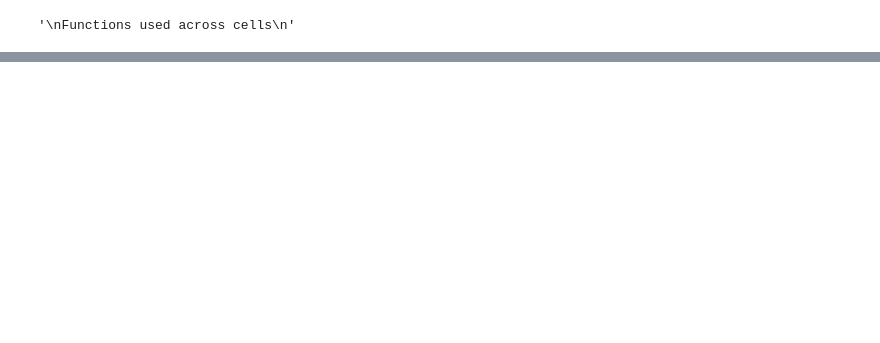
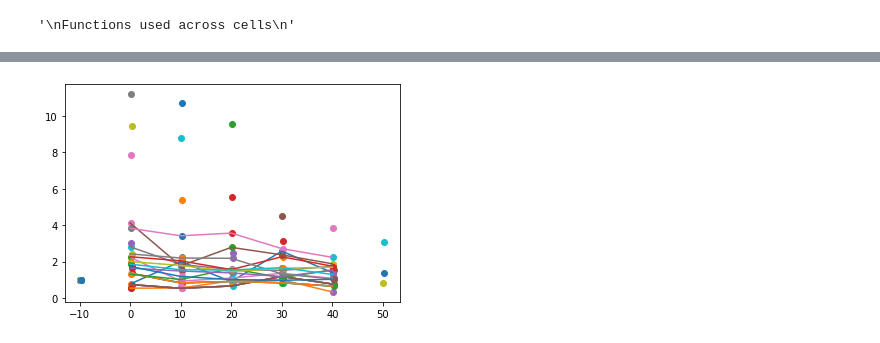
Before and after one commit to anzalks/ep_snippets, a Jupyter notebook: LTP_Cell_to_cell_analytsis_all_patterns.ipynb, the cells around one changed output, grey strips where cells are left out. Drawn from its saved outputs; the diff is of its cells as text; code cells hidden in the pictures; blank space fills up the shorter version.

```diff
--- a/LTP_Cell_to_cell_analytsis_all_patterns.ipynb
+++ b/LTP_Cell_to_cell_analytsis_all_patterns.ipynb
@@ -1222,0 +1684,14 @@ cell /Users/anzalks/Documents/Expt_data/Recordings/CA1_recordings/x_spread_recor
+# %%
+for i in scatter_pre:
+    for t in i:
+        plt.scatter(t[0],t[1])
+for i in scatter_post:
+    for n in i:
+        for w in n:
+            plt.scatter(w[0],w[1])
+for i in line_post:
+    for n in i:
+        plt.plot(n[0],n[1])
+plt.show()
+# %% [output]
+[figure, added]
```
Also changed, not shown: parts of 53 cells of this notebook, 3 other files.
